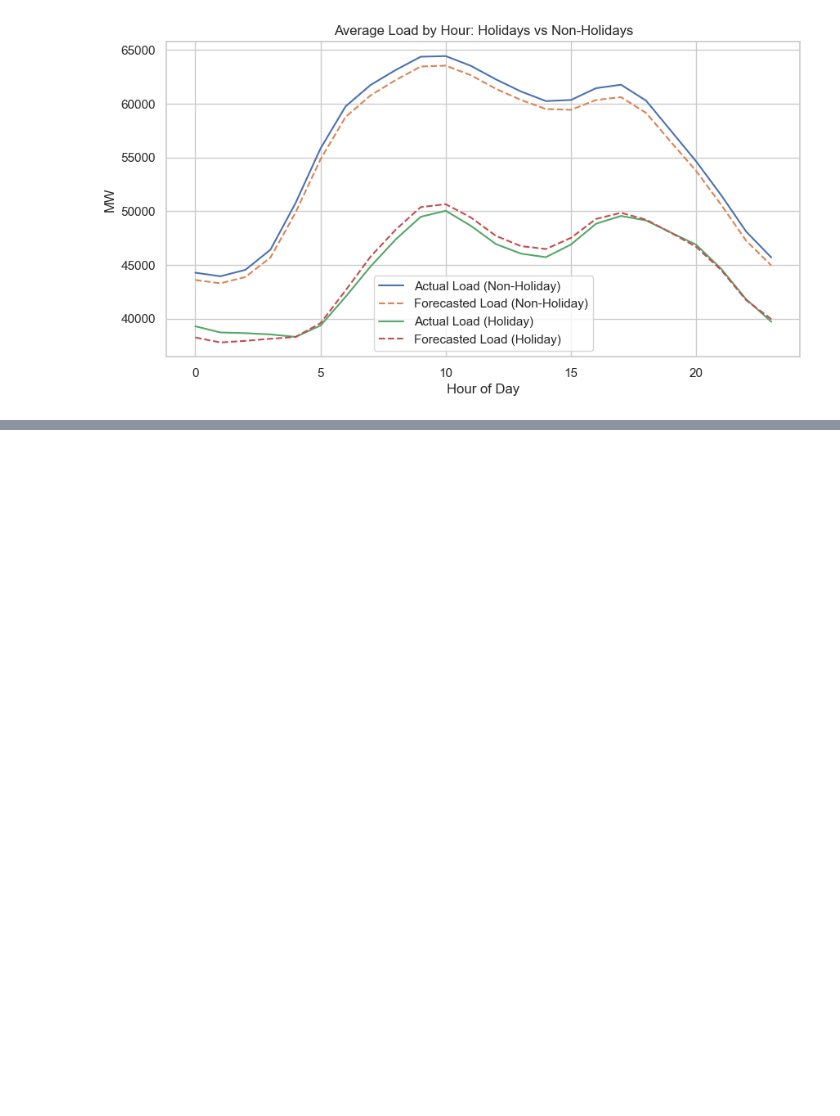
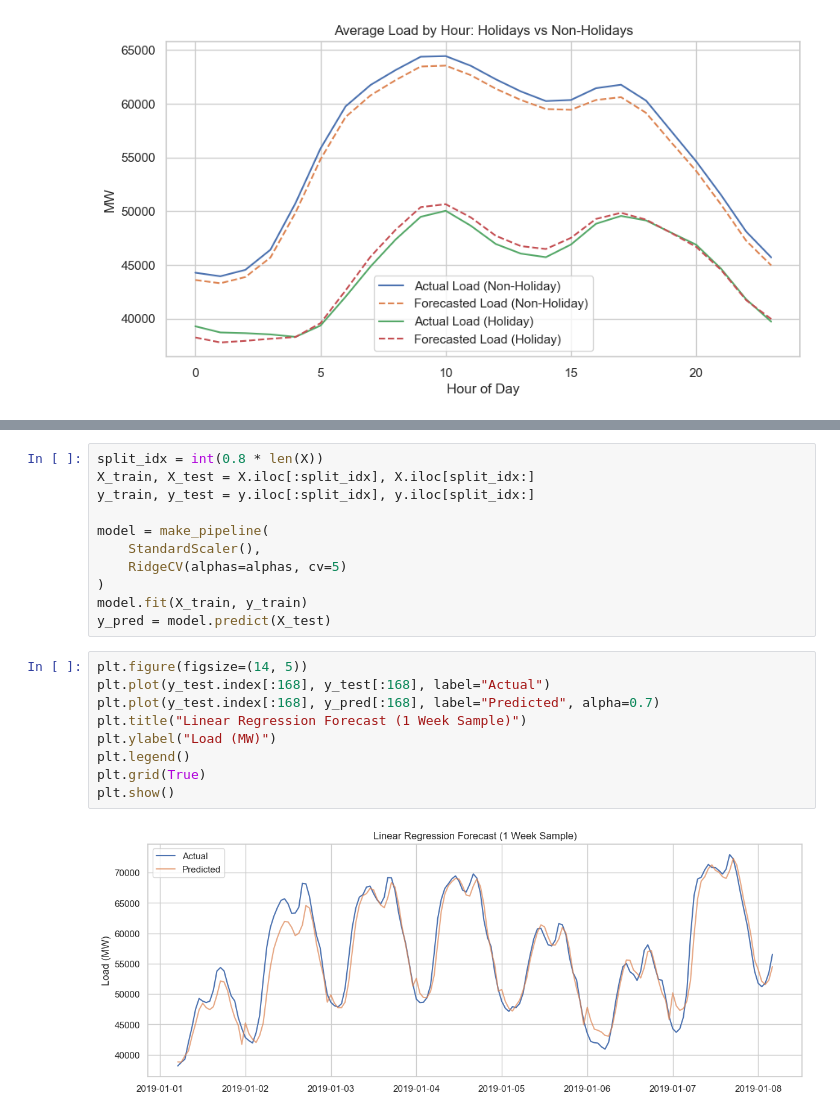
Before and after one commit to jaycob-melton/short-term-load-forecasting, a Jupyter notebook: notebooks/exploration.ipynb, the cells around one changed output, grey strips where cells are left out. Saved outputs shown, nothing was run; the diff lists cells and outputs as text; blank space fills up the shorter version.

```diff
--- a/notebooks/exploration.ipynb
+++ b/notebooks/exploration.ipynb
@@ -190,0 +399,22 @@ plt.show()
+# %%
+split_idx = int(0.8 * len(X))
+X_train, X_test = X.iloc[:split_idx], X.iloc[split_idx:]
+y_train, y_test = y.iloc[:split_idx], y.iloc[split_idx:]
+
+model = make_pipeline(
+    StandardScaler(),
+    RidgeCV(alphas=alphas, cv=5)
+)
+model.fit(X_train, y_train)
+y_pred = model.predict(X_test)
+# %%
+plt.figure(figsize=(14, 5))
+plt.plot(y_test.index[:168], y_test[:168], label="Actual")
+plt.plot(y_test.index[:168], y_pred[:168], label="Predicted", alpha=0.7)
+plt.title("Linear Regression Forecast (1 Week Sample)")
+plt.ylabel("Load (MW)")
+plt.legend()
+plt.grid(True)
+plt.show()
+# %% [output]
+[figure, added]
```
Also changed, not shown: parts of 30 cells of this notebook.
